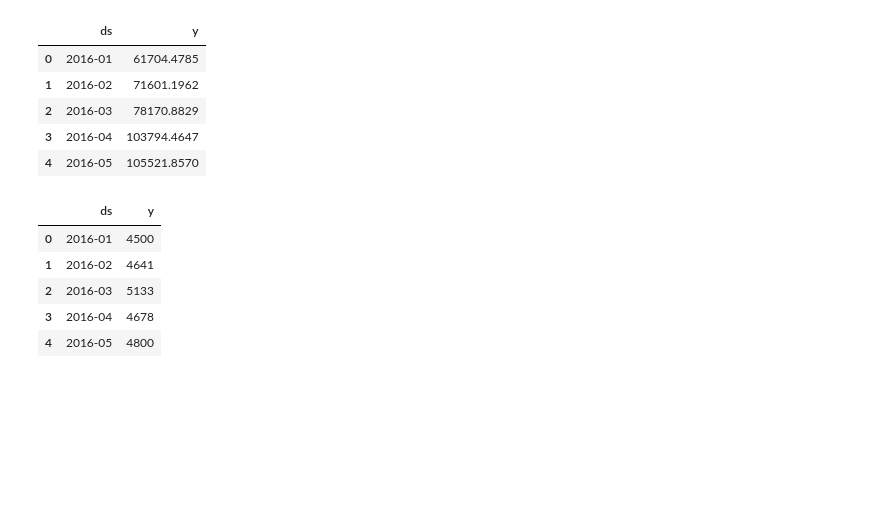
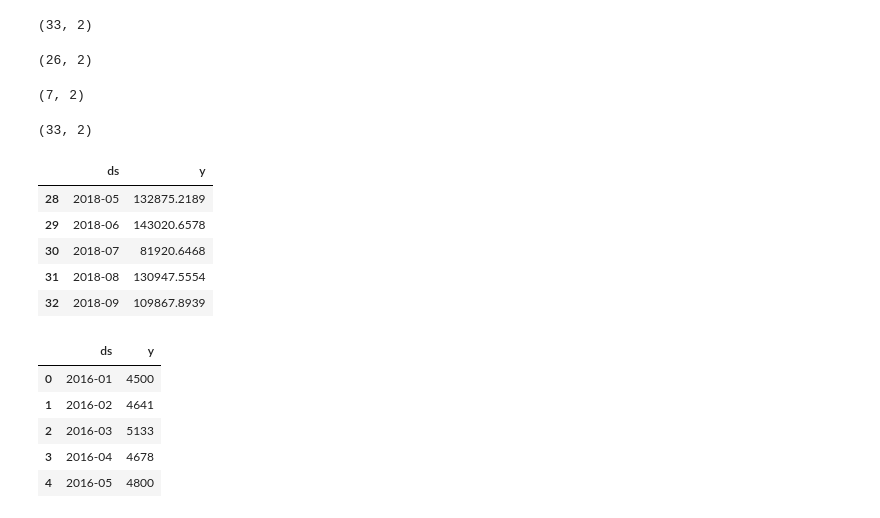
Before and after one commit to DorkNstein/data_modeling, a Jupyter notebook: test_drug.ipynb, the cells around one changed output. Cells and saved outputs as stored; diff of their text form; code cells hidden in the pictures; blank space fills up the shorter version.

```diff
--- a/test_drug.ipynb
+++ b/test_drug.ipynb
@@ -30,0 +68,5 @@ data.head()
+# %%
+data["cat_drug_class"] = LabelEncoder().fit_transform(data["drug_class"])
+data["cat_drug_indication"] = LabelEncoder().fit_transform(data["drug_indication"])
+data["cat_state"] = LabelEncoder().fit_transform(data["state"])
+data[["drug_class", "cat_drug_class", "drug_indication", "cat_drug_indication", "state", "cat_state"]].head(11)
@@ -37,20 +108,27 @@ mod_data = m_df.copy();
 m_df_sum = pd.DataFrame({'unit_price' : mod_data.groupby(["purchase_month"])['unit_price'].sum()}).reset_index()
 
 m_df_count = pd.DataFrame({'unit_price' : mod_data.groupby(["purchase_month"])['unit_price'].count()}).reset_index()
+# %% [output]
+(33, 2)
+(26, 2)
+(7, 2)
 # %%
 m_df1_sum = m_df_sum.copy()
 m_df1_sum.rename(columns={'purchase_month': 'ds',
                    'unit_price': 'y'},
           inplace=True)
 
+display(m_df1_sum.shape)
 m_df1_sum.head()
+m_df1_sum.tail()
 # %% [output]
+(33, 2)
 |  | ds | y |
-| 0 | 2016-01 | 61704.4785 |
-| 1 | 2016-02 | 71601.1962 |
-| 2 | 2016-03 | 78170.8829 |
-| 3 | 2016-04 | 103794.4647 |
-| 4 | 2016-05 | 105521.8570 |
+| 28 | 2018-05 | 132875.2189 |
+| 29 | 2018-06 | 143020.6578 |
+| 30 | 2018-07 | 81920.6468 |
+| 31 | 2018-08 | 130947.5554 |
+| 32 | 2018-09 | 109867.8939 |
 # %%
 m_df1_count = m_df_count.copy()
 m_df1_count.rename(columns={'purchase_month': 'ds',
```
Also changed, not shown: parts of 34 cells of this notebook, 3 other files.
